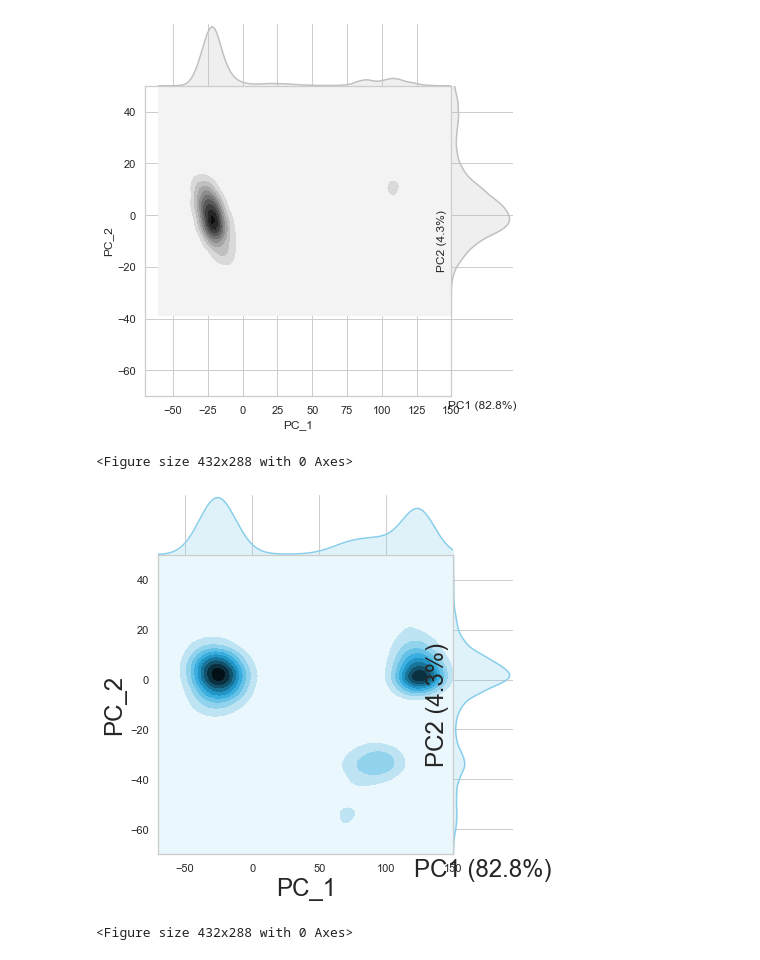
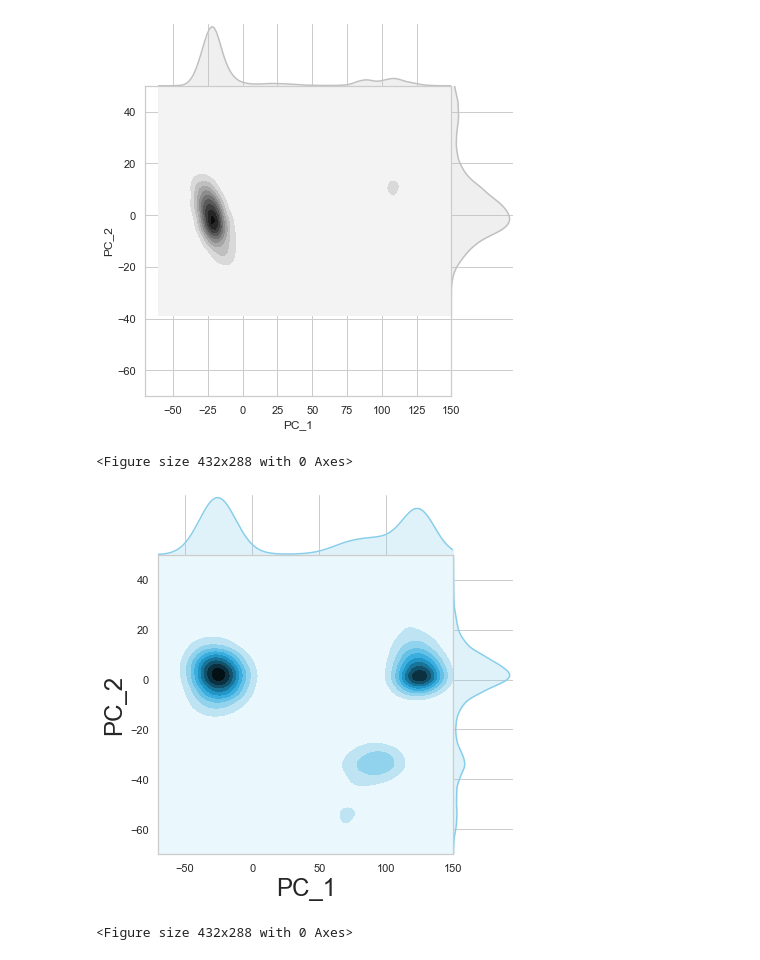
Before and after one commit to gmf12/pcaanalysismrpo, a Jupyter notebook: PCA-mpro-gmf.ipynb, the cells around one changed output. Cells and saved outputs as stored; diff of their text form; code cells hidden in the pictures.

```diff
--- a/PCA-mpro-gmf.ipynb
+++ b/PCA-mpro-gmf.ipynb
@@ -13,7 +13,7 @@ N3d=PCA_full.loc[35947:43872:1]
 Apod=PCA_full.loc[43873:52289:1]
 N1d=PCA_full.loc[52290:60405:1]
 
-#Noligand-6lu7
+#Apo - monomer
 plot = sns.jointplot(x="PC_1", y="PC_2", data= Apo, color = "silver", space=0, kind="kde")
 
 
@@ -24,41 +24,37 @@ plot.ax_marg_y.set_ylim(-70, 50)
 fig1 = plt.gcf()
 plt.rcParams['axes.labelsize'] = 24
 plt.rcParams['axes.titlesize'] = 24
-plt.xlabel("PC1 (82.8%)")
-plt.ylabel("PC2 (4.3%)")
 plt.show()
 plt.draw()
 fig1.savefig('Apo-mono.pdf', dpi=600)
 # %% [output]
-[figure, old version]
+[figure, new version]
 <Figure size 432x288 with 0 Axes>
 # %%
 PCA_full=pd.read_csv("C:\\Users\\Avell\\OneDrive\\COVID-19\\Paper\\Final\\PCA-new\\PCA-geral\\dimer_merged_PCA_proj.csv")
 N3=PCA_full.loc[1:12416:1]
 Apo=PCA_full.loc[12417:24832:1]
 N1=PCA_full.loc[24833:35946:1]
 N3d=PCA_full.loc[35947:43872:1]
 Apod=PCA_full.loc[43873:52289:1]
 N1d=PCA_full.loc[52290:60405:1]
 
-#Noligand-6lu7
+#N3 - monomer
 plot = sns.jointplot(x="PC_1", y="PC_2", data= N3, color = "skyblue", space=0, kind="kde")
 
 
 plot.ax_marg_x.set_xlim(-70, 150)
 plot.ax_marg_y.set_ylim(-70, 50)
 
 
 fig1 = plt.gcf()
 plt.rcParams['axes.labelsize'] = 24
 plt.rcParams['axes.titlesize'] = 24
-plt.xlabel("PC1 (82.8%)")
-plt.ylabel("PC2 (4.3%)")
 plt.show()
 plt.draw()
 fig1.savefig('N3-mono.pdf', dpi=600)
 # %% [output]
-[figure, old version]
+[figure, new version]
 <Figure size 432x288 with 0 Axes>
 # %%
 PCA_full=pd.read_csv("C:\\Users\\Avell\\OneDrive\\COVID-19\\Paper\\Final\\PCA-new\\PCA-geral\\dimer_merged_PCA_proj.csv")
```
Also changed, not shown: parts of 4 cells of this notebook.
